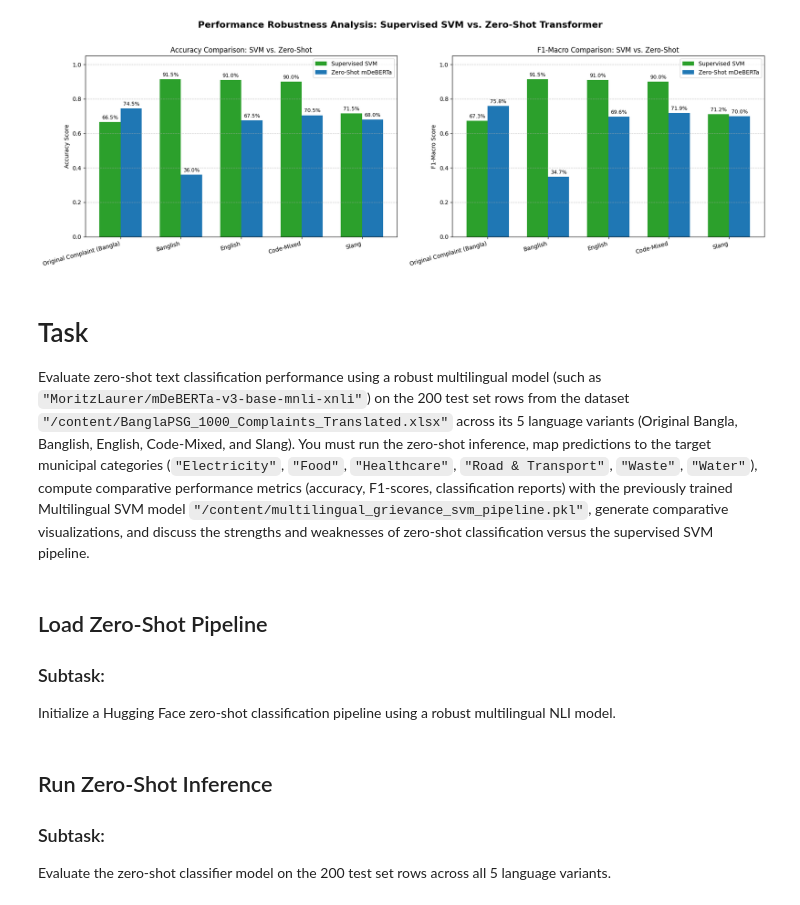
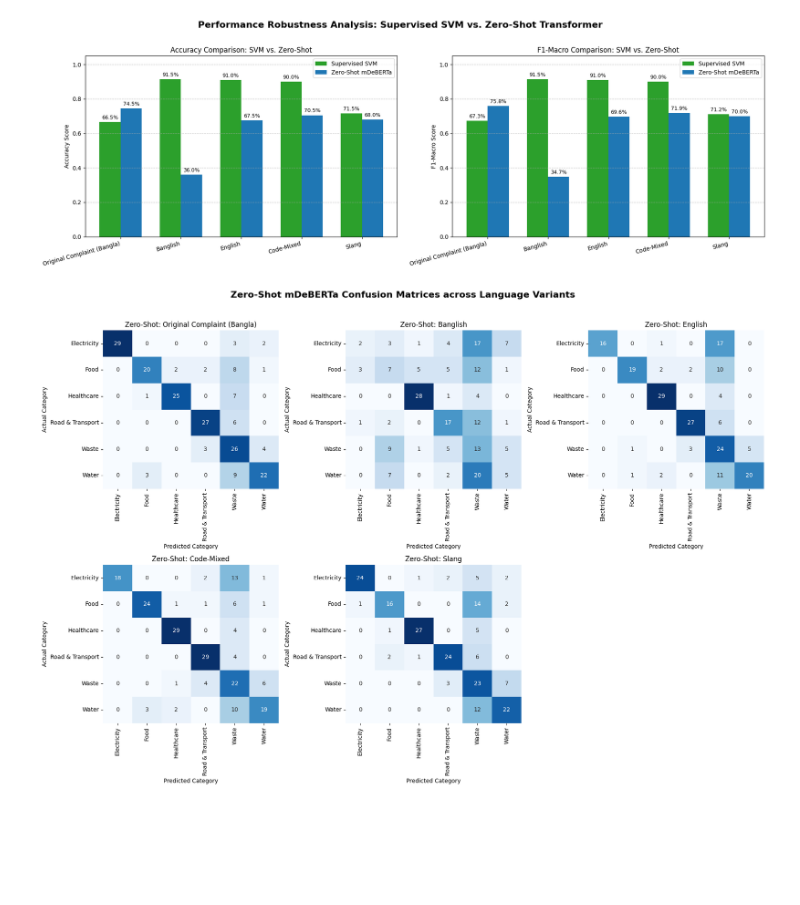
Before and after one commit to SalehinShan/smart-service-complaint-understanding, a Jupyter notebook: slscData.ipynb, the cells around one changed output. Saved outputs shown, nothing was run; the diff lists cells and outputs as text; code cells hidden in the pictures; blank space fills up the shorter version.

```diff
--- a/slscData.ipynb
+++ b/slscData.ipynb
@@ -470,9 +530,18 @@ Compute accuracy, F1-scores, and detailed classification reports for both models
 # %%
 from sklearn.metrics import accuracy_score, f1_score, classification_report
 import pandas as pd
+import joblib
 
 # Initialize a list to hold consolidated metrics for easy comparison
 comparison_metrics = []
+
+# Load the saved multilingual pipeline to resolve the NameError
+model_path = '/content/multilingual_grievance_svm_pipeline.pkl'
+try:
+    multilingual_pipeline = joblib.load(model_path)
+    print("✅ Loaded multilingual_pipeline from disk successfully!")
+except Exception as e:
+    print(f"❌ Could not load pipeline: {e}. Please ensure you trained the model in the previous steps.")
 
 # Ensure we have ground truth aligned
 y_true = test_df['Category'].astype(str).str.strip().tolist()
@@ -597,16 +666,35 @@ plt.tight_layout()
 plt.show()
 # %% [output]
 [figure]
-# %% [markdown]
-# Task
-Evaluate zero-shot text classification performance using a robust multilingual model (such as `"MoritzLaurer/mDeBERTa-v3-base-mnli-xnli"`) on the 200 test set rows from the dataset `"/content/BanglaPSG_1000_Complaints_Translated.xlsx"` across its 5 language variants (Original Bangla, Banglish, English, Code-Mixed, and Slang). You must run the zero-shot inference, map predictions to the target municipal categories (`"Electricity"`, `"Food"`, `"Healthcare"`, `"Road & Transport"`, `"Waste"`, `"Water"`), compute comparative performance metrics (accuracy, F1-scores, classification reports) with the previously trained Multilingual SVM model `"/content/multilingual_grievance_svm_pipeline.pkl"`, generate comparative visualizations, and discuss the strengths and weaknesses of zero-shot classification versus the supervised SVM pipeline.
-# %% [markdown]
-## Load Zero-Shot Pipeline
-
-### Subtask:
-Initialize a Hugging Face zero-shot classification pipeline using a robust multilingual NLI model.
-# %% [markdown]
-## Run Zero-Shot Inference
-
-### Subtask:
-Evaluate the zero-shot classifier model on the 200 test set rows across all 5 language variants.
+# %%
+import matplotlib.pyplot as plt
+import seaborn as sns
+from sklearn.metrics import confusion_matrix
+
+y_true_test = test_df['Category'].astype(str).str.strip()
+classes = sorted(list(set(y_true_test)))
+
+fig, axes = plt.subplots(2, 3, figsize=(18, 12))
+axes = axes.flatten()
+
+for idx, (label, col_name) in enumerate(eval_cols.items()):
+    # Get Zero-Shot predictions for the current variant
+    y_pred_zs = zero_shot_preds[label]
+
+    # Compute confusion matrix
+    cm = confusion_matrix(y_true_test, y_pred_zs, labels=classes)
+
+    # Plot heatmaps
+    sns.heatmap(cm, annot=True, fmt='d', xticklabels=classes, yticklabels=classes,
+                cmap='Blues', ax=axes[idx], cbar=False)
+    axes[idx].set_title(f"Zero-Shot: {label}")
+    axes[idx].set_ylabel('Actual Category')
+    axes[idx].set_xlabel('Predicted Category')
+
+# Turn off the empty subplot in the grid
+axes[5].axis('off')
+plt.suptitle('Zero-Shot mDeBERTa Confusion Matrices across Language Variants', fontsize=16, fontweight='bold', y=1.02)
+plt.tight_layout()
+plt.show()
+# %% [output]
+[figure, added]
```
Also changed, not shown: parts of 23 cells of this notebook.
